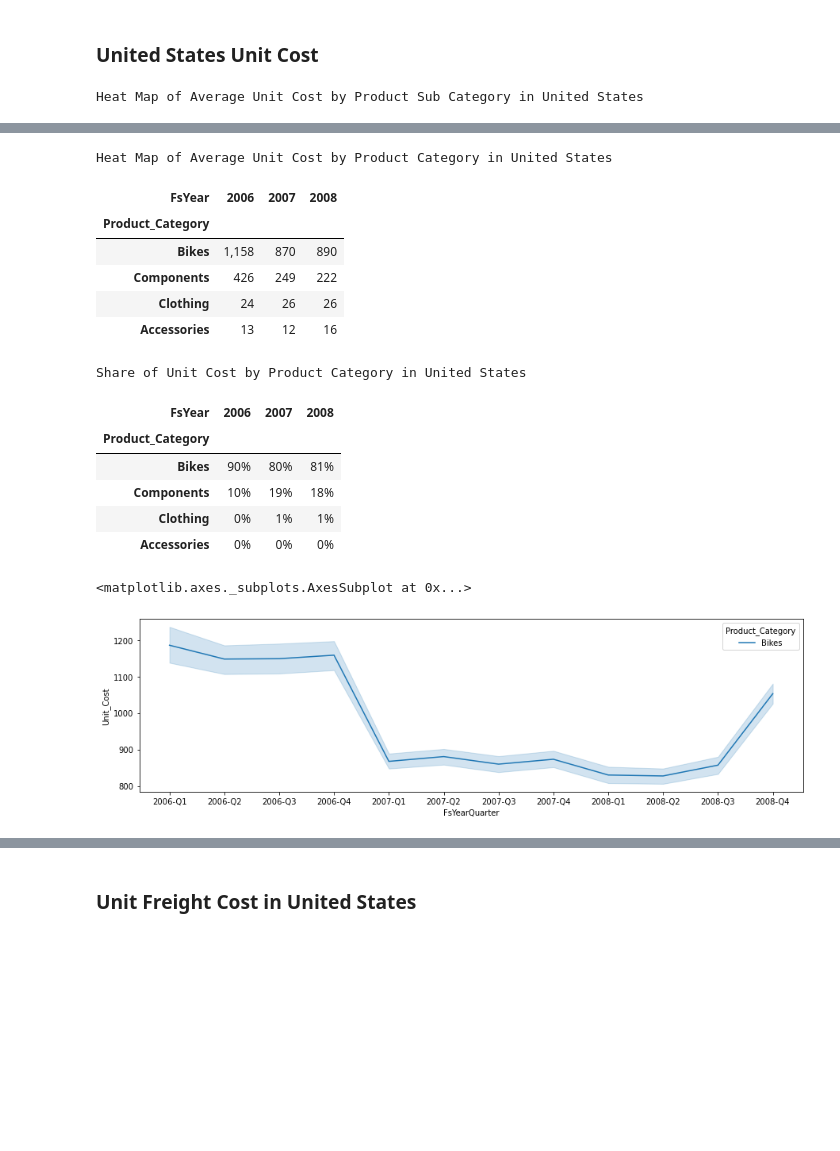
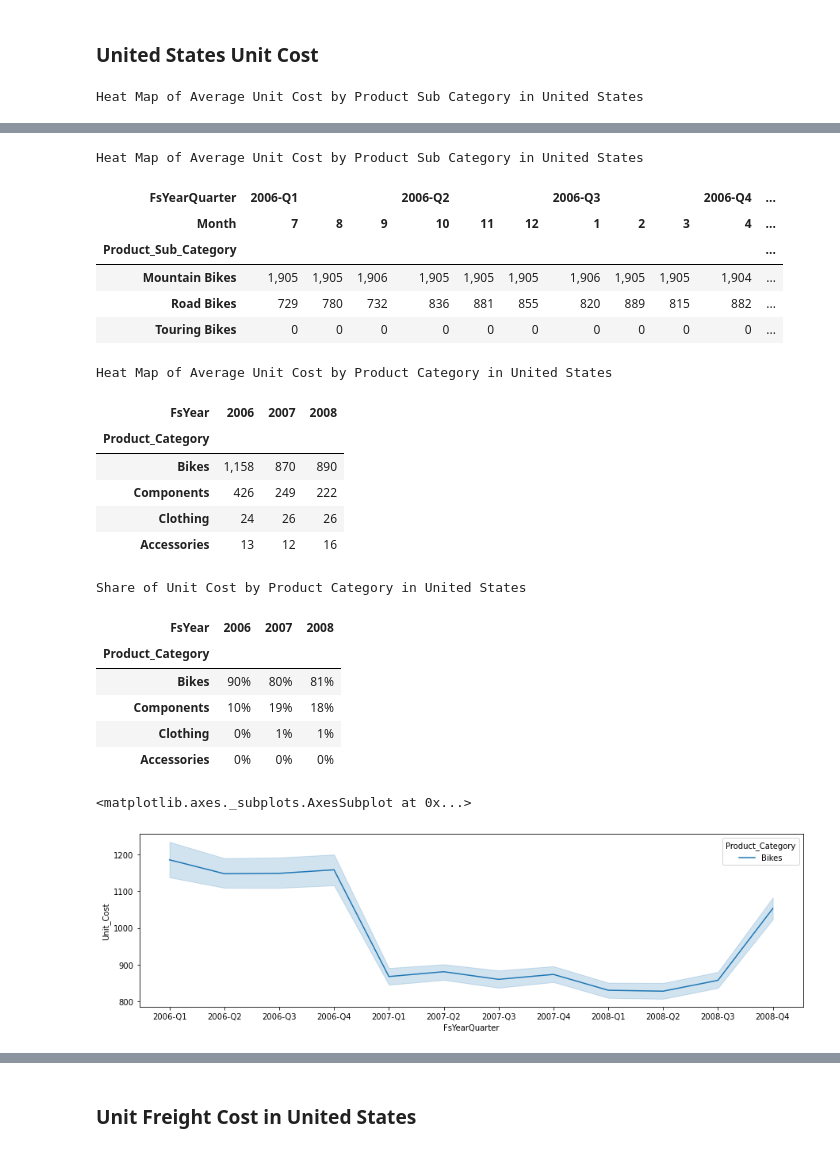
Before and after one commit to atimad/Adventure-Works-Cycles-Analysis, a Jupyter notebook: Cycles.ipynb, the cells around one changed output, grey strips where cells are left out. Cells and saved outputs as stored; diff of their text form; code cells hidden in the pictures; blank space fills up the shorter version.

```diff
--- a/Cycles.ipynb
+++ b/Cycles.ipynb
@@ -487,43 +487,56 @@ Heat Map of Average Unit Price Discount percentage by Product Sub Category in Fr
 # %%
 us0201=pd.pivot_table(df1[(df1['Sales_Region'].isin(['United States'])) & (df1['Product_Category'].isin(['Bikes']))],
               values='Unit_Cost',
               index=['Product_Sub_Category'],
               columns=['FsYearQuarter'],
+              aggfunc='mean').fillna(0)
+us0202=pd.pivot_table(df1[(df1['Sales_Region'].isin(['United States'])) & (df1['Product_Category'].isin(['Bikes']))],
+              values='Unit_Cost',
+              index=['Product_Sub_Category'],
+              columns=['FsYearQuarter','Month'],
               aggfunc='mean').fillna(0)
 #df01['% Share'] = (df01[2007,4]/df01[2007,4].sum())*100
 cl=sns.light_palette("lightGreen", as_cmap=True)
 usc=pd.pivot_table(df1[(df1['Sales_Region'].isin(['United States']))],
               values='Unit_Cost',
               index=['Product_Category'],
               columns=['FsYear'],
               aggfunc='mean').fillna(0)
 usc1=pd.crosstab(df1[(df1['Sales_Region'].isin(['United States']))].Product_Category,df1[(df1['Sales_Region'].isin(['United States']))].FsYear, values=df1[(df1['Sales_Region'].isin(['United States']))].Unit_Cost, aggfunc='sum',normalize='columns').fillna(0)
 display(us0201.sort_values(by=('2008-Q4'), ascending=False).style.background_gradient(cmap=cl,axis=1).format("{:,.0f}").set_precision(0).set_caption('Heat Map of Average Unit Cost by Product Sub Category in United States') )
+display(us0202.style.background_gradient(cmap=cl,axis=1).format("{:,.0f}").set_precision(0).set_caption('Heat Map of Average Unit Cost by Product Sub Category in United States') )
 display(usc.sort_values(by=(2008), ascending=False).style.background_gradient(cmap=cl,axis=1).format("{:,.0f}").set_precision(0).set_caption('Heat Map of Average Unit Cost by Product Category in United States') )
 display(usc1.sort_values(by=(2008), ascending=False).style.background_gradient(cmap=cl,axis=1).format("{:.0%}").set_precision(0).set_caption('Share of Unit Cost by Product Category in United States') )
 fig, ax = plt.subplots(figsize=(15, 4))
 sns.lineplot(data=df1[(df1['Sales_Region'].isin(['United States'])) & (df1['Product_Category'].isin(['Bikes'])) ], x="FsYearQuarter", y="Unit_Cost", hue="Product_Category",ax=ax)
 # %% [output]
 Heat Map of Average Unit Cost by Product Sub Category in United States
 | FsYearQuarter | 2006-Q1 | 2006-Q2 | 2006-Q3 | 2006-Q4 | 2007-Q1 | 2007-Q2 | 2007-Q3 | 2007-Q4 | 2008-Q1 | 2008-Q2 | ... |
 | Product_Sub_Category |  |  |  |  |  |  |  |  |  |  | ... |
 | Touring Bikes | 0 | 0 | 0 | 0 | 0 | 0 | 0 | 0 | 904 | 902 | ... |
 | Road Bikes | 752 | 863 | 850 | 860 | 793 | 808 | 789 | 802 | 914 | 899 | ... |
 | Mountain Bikes | 1,905 | 1,905 | 1,905 | 1,905 | 1,030 | 1,032 | 1,016 | 1,031 | 665 | 683 | ... |
-Heat Map of Average Unit Cost by Product Category in United States
+Heat Map of Average Unit Cost by Product Sub Category in United States
-| FsYear | 2006 | 2007 | 2008 |
-| Product_Category |  |  |  |
-| Bikes | 1,158 | 870 | 890 |
-| Components | 426 | 249 | 222 |
-| Clothing | 24 | 26 | 26 |
-| Accessories | 13 | 12 | 16 |
+| FsYearQuarter | 2006-Q1 |  |  | 2006-Q2 |  |  | 2006-Q3 |  |  | 2006-Q4 | ... |
+| Month | 7 | 8 | 9 | 10 | 11 | 12 | 1 | 2 | 3 | 4 | ... |
+| Product_Sub_Category |  |  |  |  |  |  |  |  |  |  | ... |
+| Mountain Bikes | 1,905 | 1,905 | 1,906 | 1,905 | 1,905 | 1,905 | 1,906 | 1,905 | 1,905 | 1,904 | ... |
+| Road Bikes | 729 | 780 | 732 | 836 | 881 | 855 | 820 | 889 | 815 | 882 | ... |
+| Touring Bikes | 0 | 0 | 0 | 0 | 0 | 0 | 0 | 0 | 0 | 0 | ... |
-Share of Unit Cost by Product Category in United States
+Heat Map of Average Unit Cost by Product Category in United States
 | FsYear | 2006 | 2007 | 2008 |
 | Product_Category |  |  |  |
-| Bikes | 90% | 80% | 81% |
-| Components | 10% | 19% | 18% |
-| Clothing | 0% | 1% | 1% |
-| Accessories | 0% | 0% | 0% |
+| Bikes | 1,158 | 870 | 890 |
+| Components | 426 | 249 | 222 |
+| Clothing | 24 | 26 | 26 |
+| Accessories | 13 | 12 | 16 |
-<matplotlib.axes._subplots.AxesSubplot at 0x...>
+Share of Unit Cost by Product Category in United States
+| FsYear | 2006 | 2007 | 2008 |
+| Product_Category |  |  |  |
+| Bikes | 90% | 80% | 81% |
+| Components | 10% | 19% | 18% |
+| Clothing | 0% | 1% | 1% |
+| Accessories | 0% | 0% | 0% |
+<matplotlib.axes._subplots.AxesSubplot at 0x...>
 [figure]
 # %%
```
Also changed, not shown: parts of 2 cells of this notebook.
